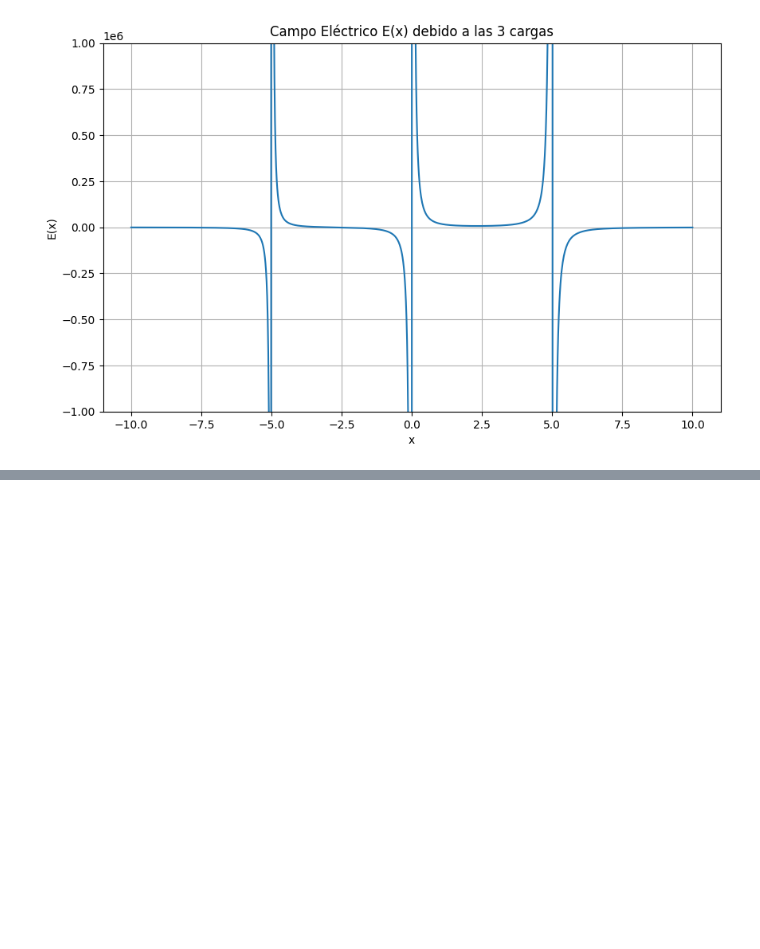
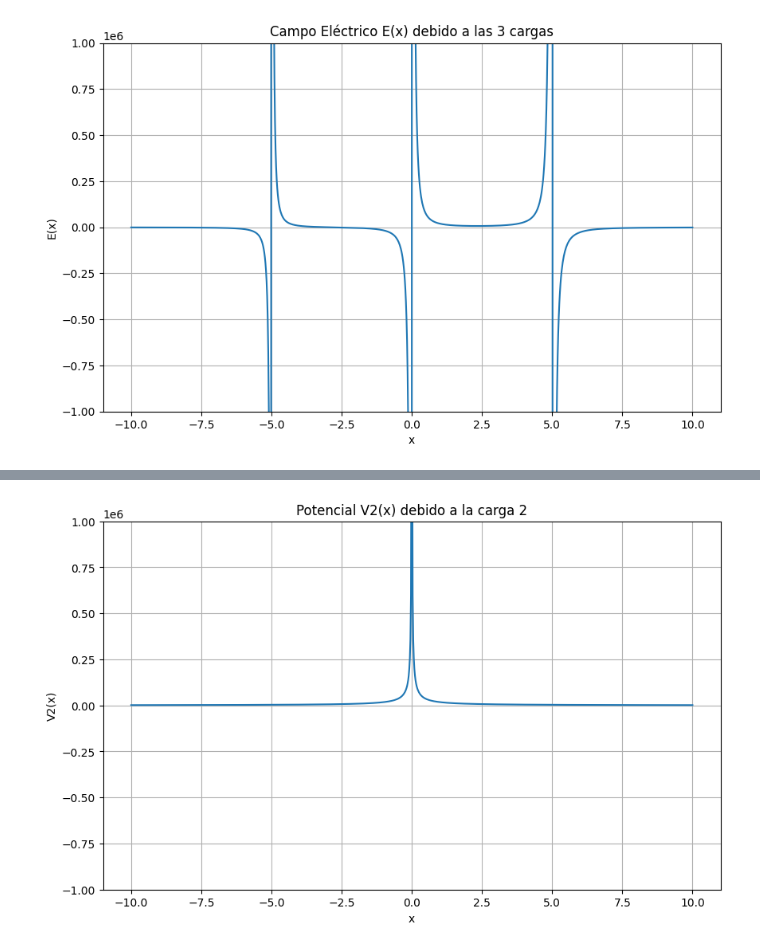
Before and after one commit to diegojuarez965/Fisica2Labo1, a Jupyter notebook: laboratorio1/lab1.ipynb, the cells around one changed output, grey strips where cells are left out. Saved outputs shown, nothing was run; the diff lists cells and outputs as text; code cells hidden in the pictures; blank space fills up the shorter version.

```diff
--- a/laboratorio1/lab1.ipynb
+++ b/laboratorio1/lab1.ipynb
@@ -90,0 +123,11 @@ plt.show()
+# %%
+plt.figure(figsize=(10, 6))
+plt.plot(x, V2[0, :])
+plt.ylim(-1e6, 1e6)
+plt.xlabel('x')
+plt.ylabel('V2(x)')
+plt.title('Potencial V2(x) debido a la carga 2')
+plt.grid()
+plt.show()
+# %% [output]
+[figure, added]
```
Also changed, not shown: parts of 7 cells of this notebook.
